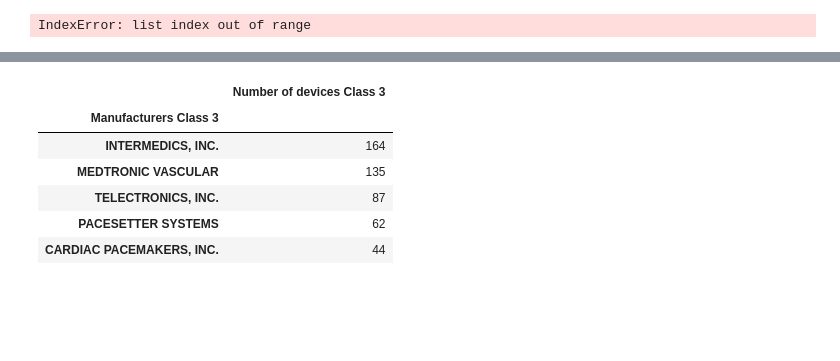
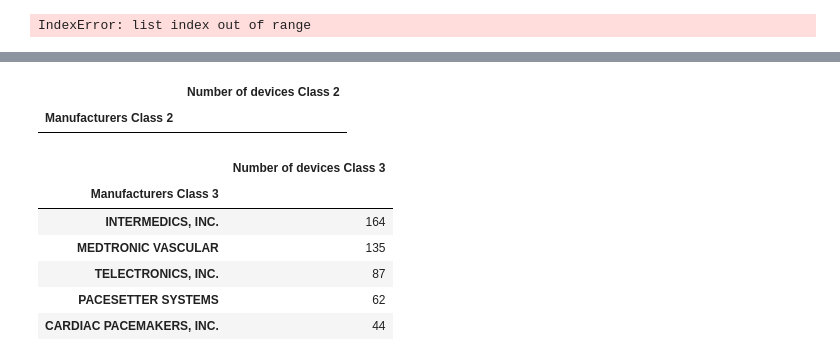
Before and after one commit to Cosette3737/Project1GroupB, a Jupyter notebook: Untitled.ipynb, the cells around one changed output, grey strips where cells are left out. Cells and saved outputs as stored; diff of their text form; code cells hidden in the pictures; blank space fills up the shorter version.

```diff
--- a/Untitled.ipynb
+++ b/Untitled.ipynb
@@ -457,3 +511,12 @@ for x in range(500):
     ]
 }
 IndexError: list index out of range
+# %%
+class2man=[]
+class2count=[]
+url="https://api.fda.gov/device/510k.json?search=openfda.device_class:2&count=applicant.exact"
+response = requests.get(url).json()
+print(json.dumps(response, indent=4))
+for x in range(500):
+    class1man.append(response['results'][x]['term'])
+    class1count.append(response['results'][x]['count'])
@@ -460,3 +542,14 @@ IndexError: list index out of range
+# %%
+classman2_dict={
+    "Manufacturers Class 2":class2man,
+    "Number of devices Class 2":class2count,
+}
+classman2_df=pd.DataFrame(classman2_dict).head()
+classman2_df.set_index(['Manufacturers Class 2'], inplace= True)
+classman2_df
+# %% [output]
+|  | Number of devices Class 2 |
+| Manufacturers Class 2 |  |
 # %%
 classman3_dict={
     "Manufacturers Class 3":class3man,
```
Also changed, not shown: parts of 8 cells of this notebook.
